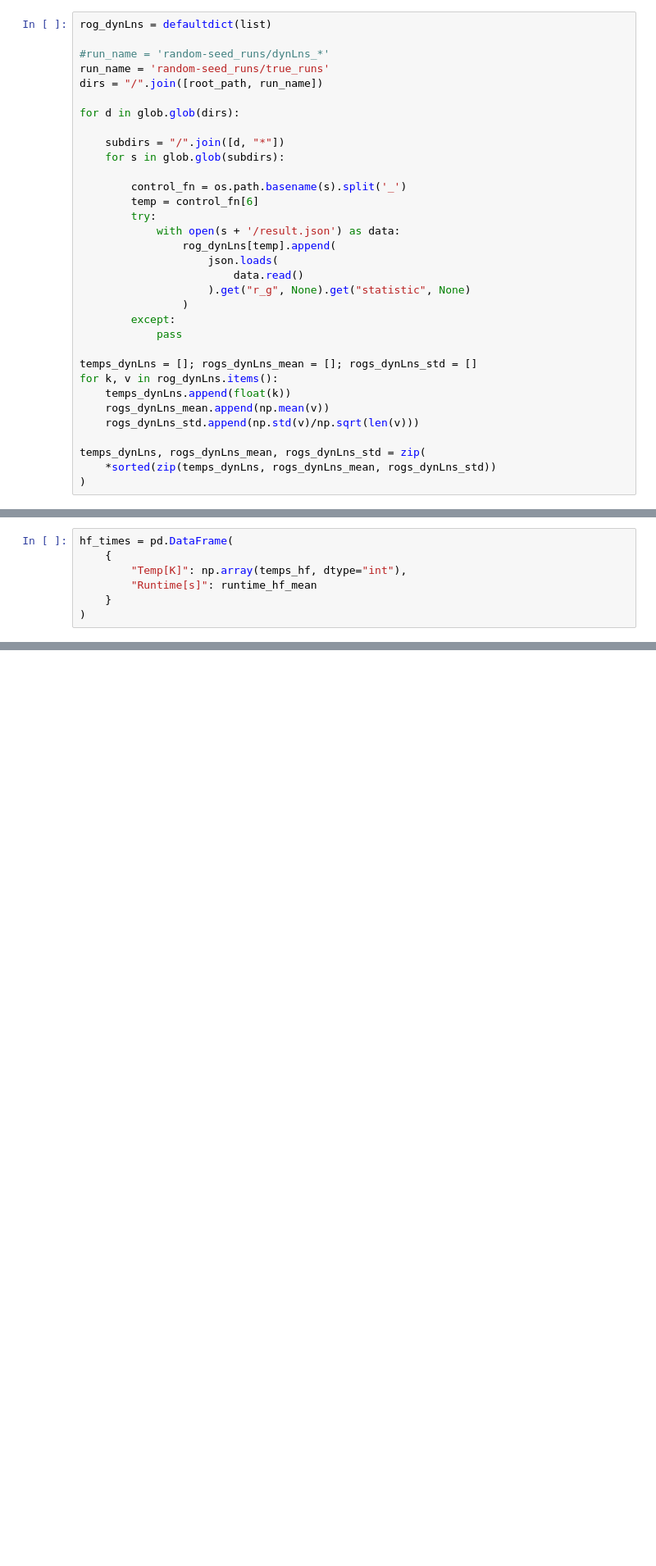
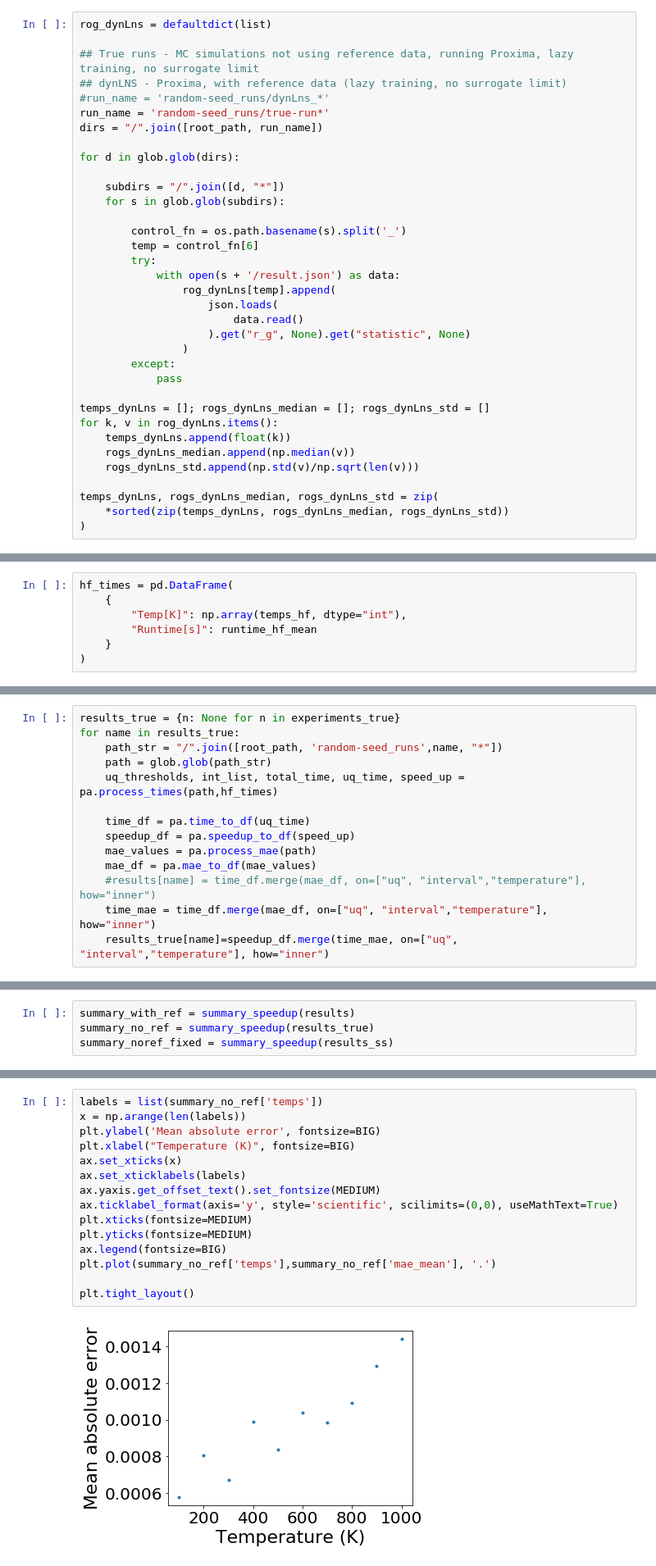
Before and after one commit to YulianaGomez/proxima_analysis, a Jupyter notebook: notebooks/ROG_results.ipynb, the cells around one changed output, grey strips where cells are left out. Shown at 82% size. Cells and saved outputs as stored; diff of their text form; blank space fills up the shorter version.

```diff
--- a/notebooks/ROG_results.ipynb
+++ b/notebooks/ROG_results.ipynb
@@ -74,8 +104,10 @@ temps, rogs_mean, rogs_std = zip(*sorted(zip(temps, rogs_mean, rogs_std)))
 # %%
 rog_dynLns = defaultdict(list)
 
+## True runs - MC simulations not using reference data, running Proxima, lazy training, no surrogate limit
+## dynLNS - Proxima, with reference data (lazy training, no surrogate limit)
 #run_name = 'random-seed_runs/dynLns_*'
-run_name = 'random-seed_runs/true_runs'
+run_name = 'random-seed_runs/true-run*'
 dirs = "/".join([root_path, run_name])
 
 for d in glob.glob(dirs):
@@ -95,12 +127,12 @@ for d in glob.glob(dirs):
         except:
             pass
 
-temps_dynLns = []; rogs_dynLns_mean = []; rogs_dynLns_std = []
+temps_dynLns = []; rogs_dynLns_median = []; rogs_dynLns_std = []
 for k, v in rog_dynLns.items():
     temps_dynLns.append(float(k))
-    rogs_dynLns_mean.append(np.mean(v))
+    rogs_dynLns_median.append(np.median(v))
     rogs_dynLns_std.append(np.std(v)/np.sqrt(len(v)))
 
-temps_dynLns, rogs_dynLns_mean, rogs_dynLns_std = zip(
-    *sorted(zip(temps_dynLns, rogs_dynLns_mean, rogs_dynLns_std))
+temps_dynLns, rogs_dynLns_median, rogs_dynLns_std = zip(
+    *sorted(zip(temps_dynLns, rogs_dynLns_median, rogs_dynLns_std))
 )
@@ -189,0 +294,14 @@ results
+# %%
+results_true = {n: None for n in experiments_true}
+for name in results_true:
+    path_str = "/".join([root_path, 'random-seed_runs',name, "*"])
+    path = glob.glob(path_str)
+    uq_thresholds, int_list, total_time, uq_time, speed_up = pa.process_times(path,hf_times)
+
+    time_df = pa.time_to_df(uq_time)
+    speedup_df = pa.speedup_to_df(speed_up)
+    mae_values = pa.process_mae(path)
+    mae_df = pa.mae_to_df(mae_values)
+    #results[name] = time_df.merge(mae_df, on=["uq", "interval","temperature"], how="inner")
+    time_mae = time_df.merge(mae_df, on=["uq", "interval","temperature"], how="inner")
+    results_true[name]=speedup_df.merge(time_mae, on=["uq", "interval","temperature"], how="inner")
@@ -235,0 +353,4 @@ defaultdict(list,
+# %%
+summary_with_ref = summary_speedup(results)
+summary_no_ref = summary_speedup(results_true)
+summary_noref_fixed = summary_speedup(results_ss)
@@ -235,0 +366,17 @@ defaultdict(list,
+# %%
+labels = list(summary_no_ref['temps'])
+x = np.arange(len(labels))
+plt.ylabel('Mean absolute error', fontsize=BIG)
+plt.xlabel("Temperature (K)", fontsize=BIG)
+ax.set_xticks(x)
+ax.set_xticklabels(labels)
+ax.yaxis.get_offset_text().set_fontsize(MEDIUM)
+ax.ticklabel_format(axis='y', style='scientific', scilimits=(0,0), useMathText=True)
+plt.xticks(fontsize=MEDIUM)
+plt.yticks(fontsize=MEDIUM)
+ax.legend(fontsize=BIG)
+plt.plot(summary_no_ref['temps'],summary_no_ref['mae_mean'], '.')
+
+plt.tight_layout()
+# %% [output]
+[figure, added]
```
Also changed, not shown: parts of 35 cells of this notebook.
